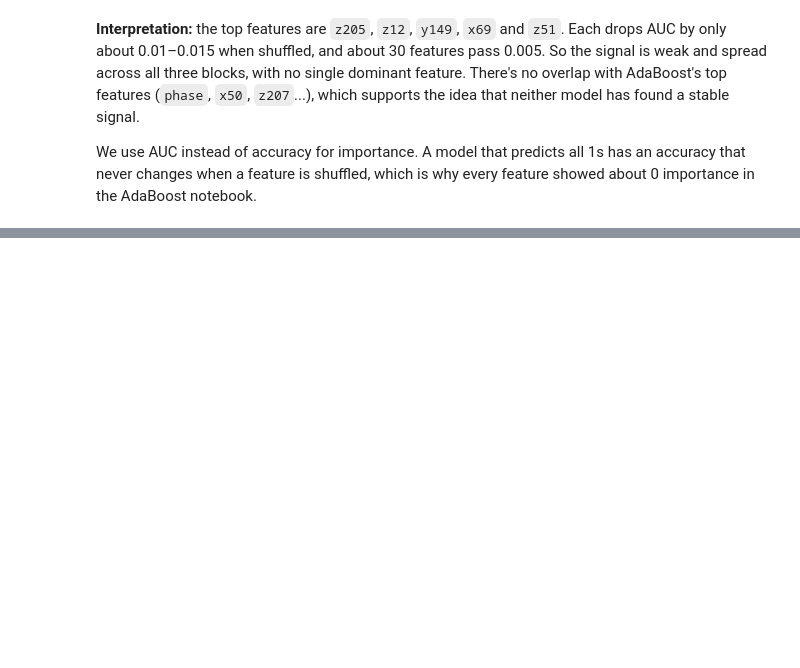
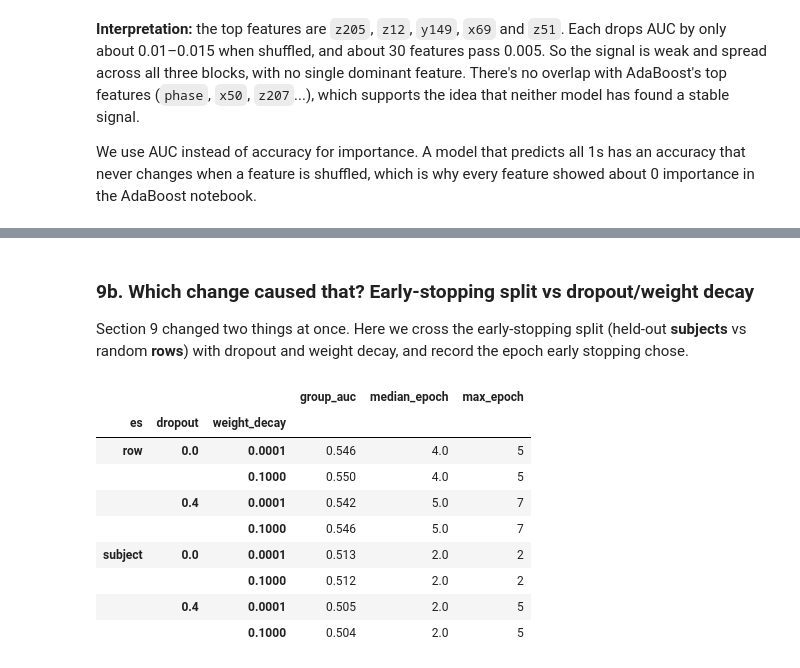
Before and after one commit to ayoolaore/ml_classifier_experiments, a Jupyter notebook: src/neural_net.ipynb, the cells around one changed output, grey strips where cells are left out. Cells and saved outputs as stored; diff of their text form; code cells hidden in the pictures; blank space fills up the shorter version.

```diff
--- a/src/neural_net.ipynb
+++ b/src/neural_net.ipynb
@@ -301,0 +460,29 @@ the AdaBoost notebook.
+# %% [markdown]
+### 9b. Which change caused that? Early-stopping split vs dropout/weight decay
+
+Section 9 changed two things at once. Here we cross the early-stopping split (held-out **subjects**
+vs random **rows**) with dropout and weight decay, and record the epoch early stopping chose.
+# %%
+abl_cfgs = [dict(es=es, dropout=d, weight_decay=w)
+            for es in ["subject", "row"] for d in [0.0, 0.4] for w in [1e-4, 1e-1]]
+abl_tasks = [(ci, s, k) for ci in range(len(abl_cfgs)) for s in SEEDS for k in range(len(folds))]
+abl_out = Parallel(n_jobs=-1)(
+    delayed(fit_predict)(Xv[folds[k][0]], yv[folds[k][0]], gv[folds[k][0]], Xv[folds[k][1]],
+                         hidden=(128, 64), seed=s, return_epoch=True, **abl_cfgs[ci])
+    for ci, s, k in abl_tasks)
+abl = pd.DataFrame([{**abl_cfgs[ci], "group_auc": roc_auc_score(y.iloc[folds[k][1]], p), "best_epoch": e}
+                    for (ci, s, k), (p, e) in zip(abl_tasks, abl_out)])
+abl.groupby(["es", "dropout", "weight_decay"]).agg(
+    group_auc=("group_auc", "mean"), median_epoch=("best_epoch", "median"),
+    max_epoch=("best_epoch", "max")).round(3)
+# %% [output]
+|  |  |  | group_auc | median_epoch | max_epoch |
+| es | dropout | weight_decay |  |  |  |
+| row | 0.0 | 0.0001 | 0.546 | 4.0 | 5 |
+|  |  | 0.1000 | 0.550 | 4.0 | 5 |
+|  | 0.4 | 0.0001 | 0.542 | 5.0 | 7 |
+|  |  | 0.1000 | 0.546 | 5.0 | 7 |
+| subject | 0.0 | 0.0001 | 0.513 | 2.0 | 2 |
+|  |  | 0.1000 | 0.512 | 2.0 | 2 |
+|  | 0.4 | 0.0001 | 0.505 | 2.0 | 5 |
+|  |  | 0.1000 | 0.504 | 2.0 | 5 |
```
Also changed, not shown: parts of 19 cells of this notebook, 11 other files.
